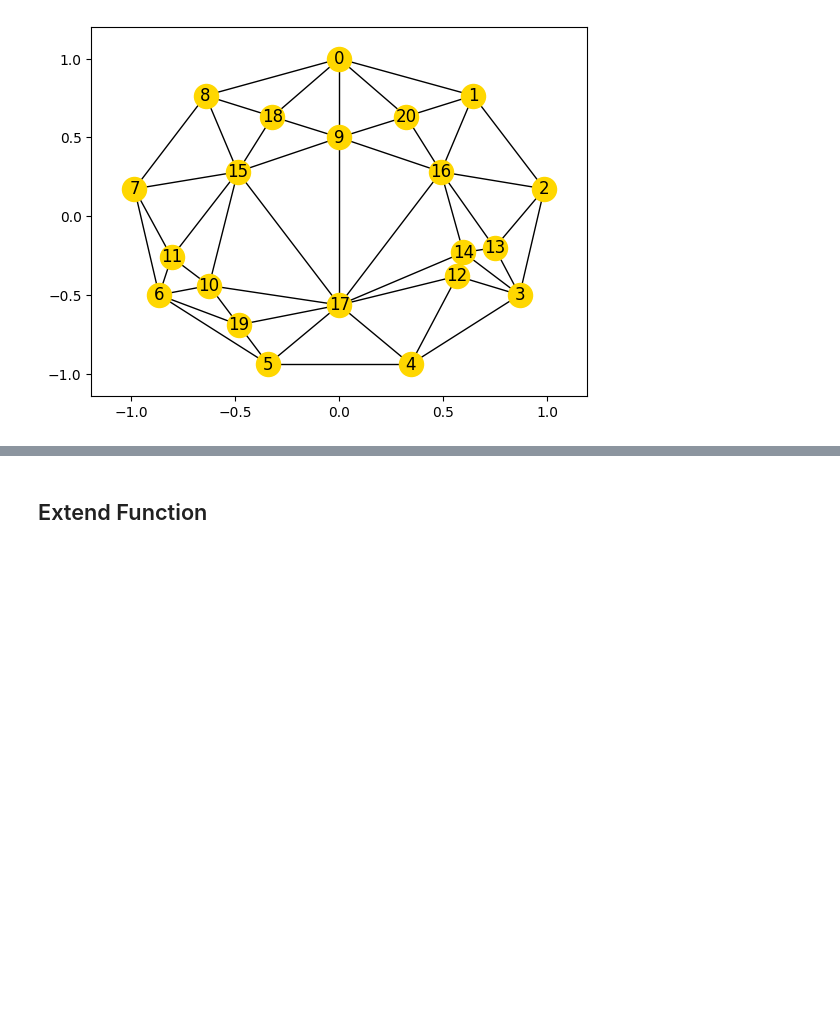
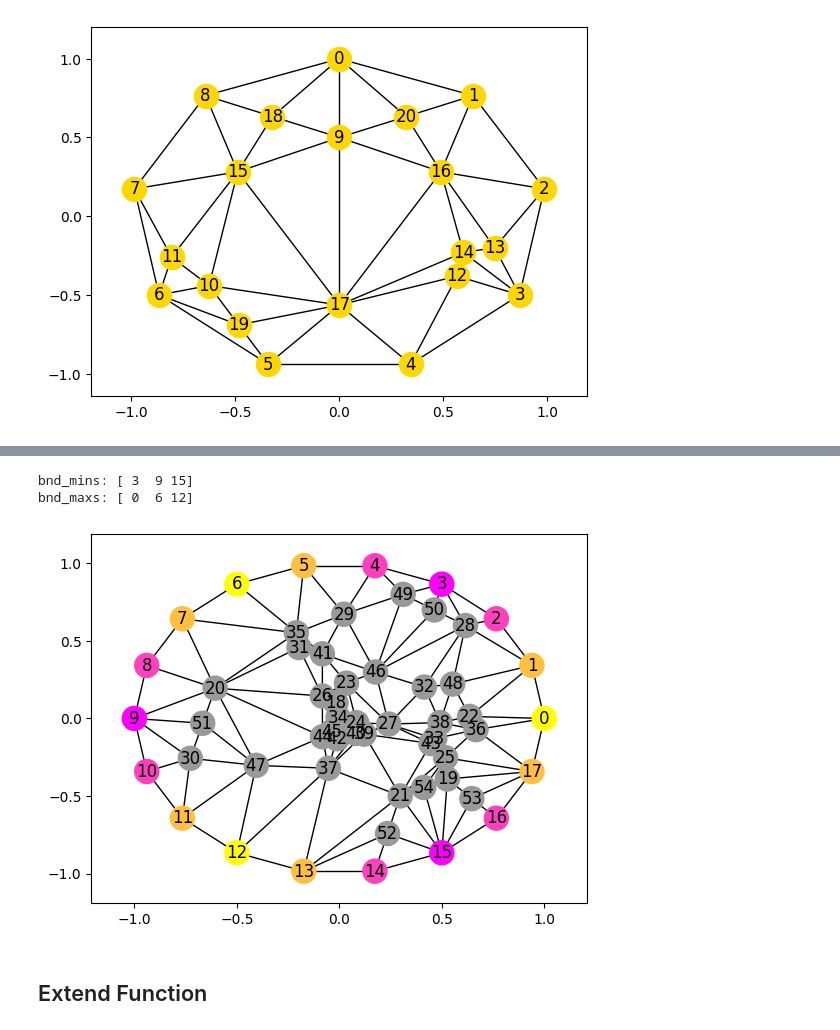
Before and after one commit to zimfv/quadrangulation, a Jupyter notebook: nonmanifold-eigen.ipynb, the cells around one changed output, grey strips where cells are left out. Saved outputs shown, nothing was run; the diff lists cells and outputs as text; code cells hidden in the pictures; blank space fills up the shorter version.

```diff
--- a/nonmanifold-eigen.ipynb
+++ b/nonmanifold-eigen.ipynb
@@ -827,0 +885,59 @@ plt.show()
+# %%
+def detect_mins(faces, bnd_indices, bnd_vals):
+    """
+    """
+    graph = nx.Graph()
+    graph.add_edges_from(faces[:, [0, 1]])
+    graph.add_edges_from(faces[:, [0, 2]])
+    graph.add_edges_from(faces[:, [1, 2]])
+    graph = graph.subgraph(bnd_indices)
+    f = lambda node: (bnd_vals[list(graph.neighbors(node))] > bnd_vals[node]).all()
+    return np.argwhere(np.vectorize(f)(bnd_indices)).ravel()
+
+def detect_maxs(faces, bnd_indices, bnd_vals):
+    """
+    """
+    return detect_mins(faces, bnd_indices, -bnd_vals)
+# %%
+boundary = np.linspace(0, 2*np.pi, 19)[:-1]
+boundary = np.transpose([np.cos(boundary), np.sin(boundary)])
+bnd_vals = np.cos(np.linspace(0, 6*np.pi, len(boundary) + 1))[:-1]
+
+
+np.random.seed(47)
+test_vertices = np.random.random([32, 2])
+test_vertices = 0.9*test_vertices[:, 0].reshape(-1, 1)*np.transpose([np.sin(2*np.pi*test_vertices[:, 1]), np.cos(2*np.pi*test_vertices[:, 1])])
+test_vertices = np.vstack([boundary, test_vertices])
+
+test_faces = sp.spatial.Delaunay(test_vertices).simplices
+test_faces = flip_ears(test_faces)
+
+bnd_mins = detect_mins(test_faces, np.arange(len(bnd_vals)), bnd_vals)
+bnd_maxs = detect_maxs(test_faces, np.arange(len(bnd_vals)), bnd_vals)
+print(f'bnd_mins: {bnd_mins}')
+print(f'bnd_maxs: {bnd_maxs}')
+
+test_vertices, test_faces = split_edges_arroud_saddles(test_vertices, test_faces, bnd_mins)
+
+bnd_indices = np.arange(len(bnd_vals))
+test_vals = np.nan*np.zeros(test_vertices.shape[0])
+test_vals[bnd_indices] = bnd_vals
+
+
+
+test_graph = nx.Graph()
+test_graph.add_nodes_from(range(test_vertices.shape[0]))
+for i in itertools.combinations(range(3), 2):
+    test_graph.add_edges_from(test_faces[:, list(i)])
+
+norm = lambda vals: (vals - vals[~np.isnan(vals)].min())/(vals[~np.isnan(vals)].max() - vals[~np.isnan(vals)].min())
+get_colors = lambda vals: [mcolors.to_hex(plt.get_cmap('spring')(val)) if not np.isnan(val) else '#999999' for val in norm(vals)]
+node_colors = get_colors(test_vals)
+
+nx.draw_networkx(test_graph, pos=test_vertices, node_color=node_colors, hide_ticks=False)
+plt.grid(False)
+plt.show()
+# %% [output]
+bnd_mins: [ 3  9 15]
+bnd_maxs: [ 0  6 12]
+[figure, added]
```
Also changed, not shown: parts of 20 cells of this notebook, 2 other files.
